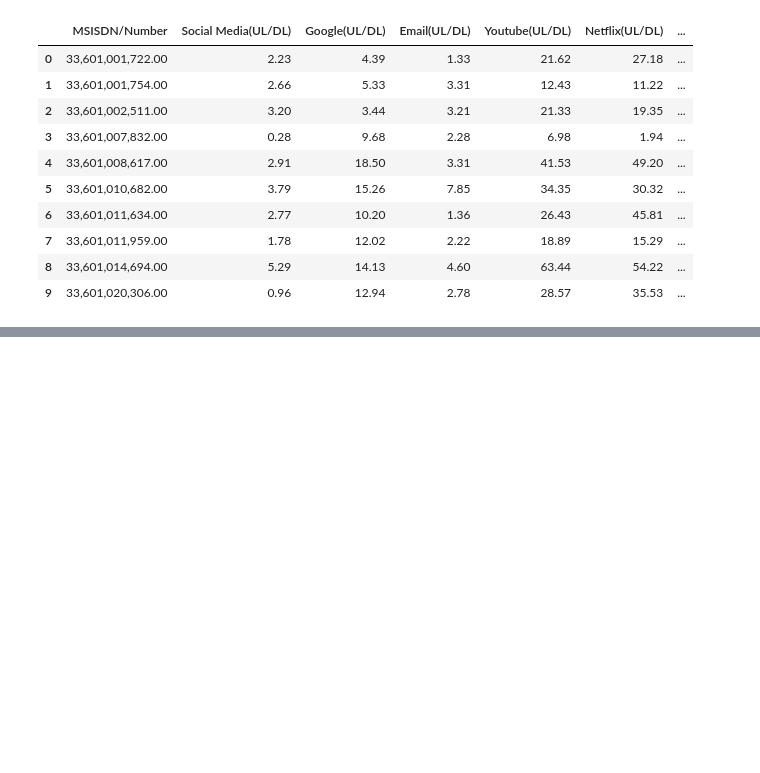
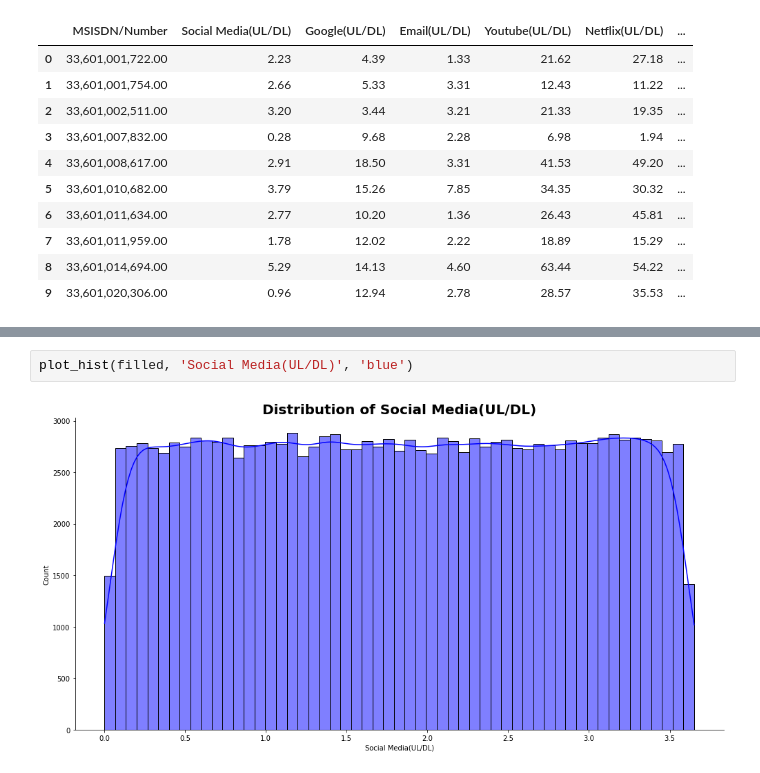
Before and after one commit to sel6/TellCo_Data_Analysis, a Jupyter notebook: notebooks/Data_Explore.ipynb, the cells around one changed output, grey strips where cells are left out. Saved outputs shown, nothing was run; the diff lists cells and outputs as text; blank space fills up the shorter version.

Commit message:
add univariants graphical and non-graphical

```diff
--- a/notebooks/Data_Explore.ipynb
+++ b/notebooks/Data_Explore.ipynb
@@ -335,0 +467,4 @@ soc_med.head(10)
+# %%
+plot_hist(filled, 'Social Media(UL/DL)', 'blue')
+# %% [output]
+[figure, added]
```
Also changed, not shown: parts of 15 cells of this notebook.
